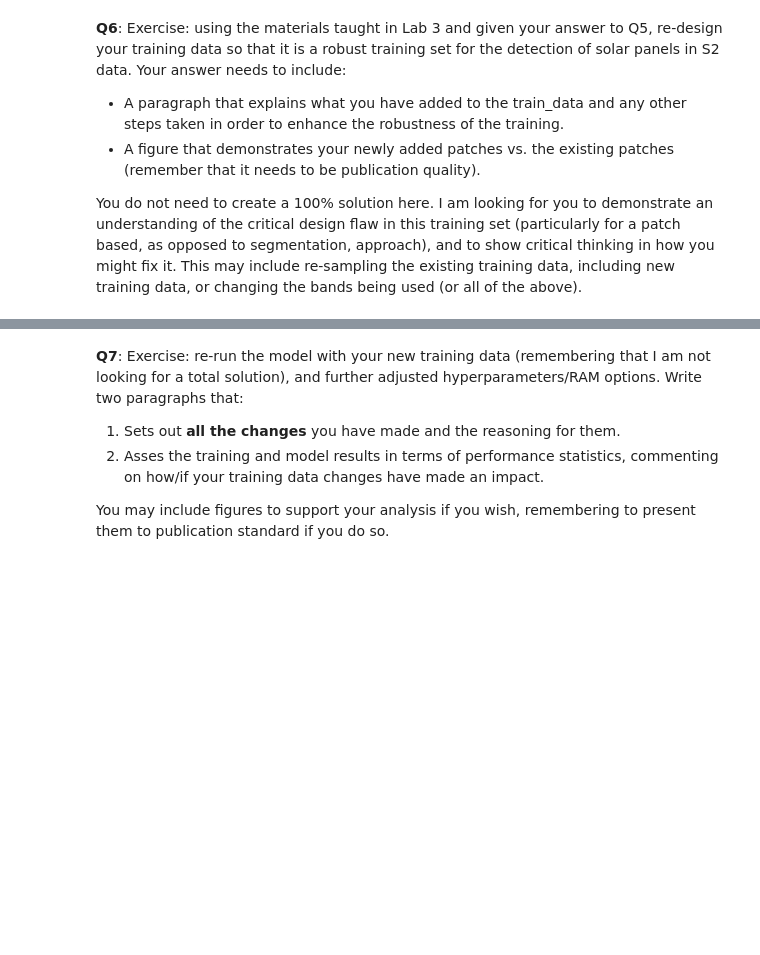
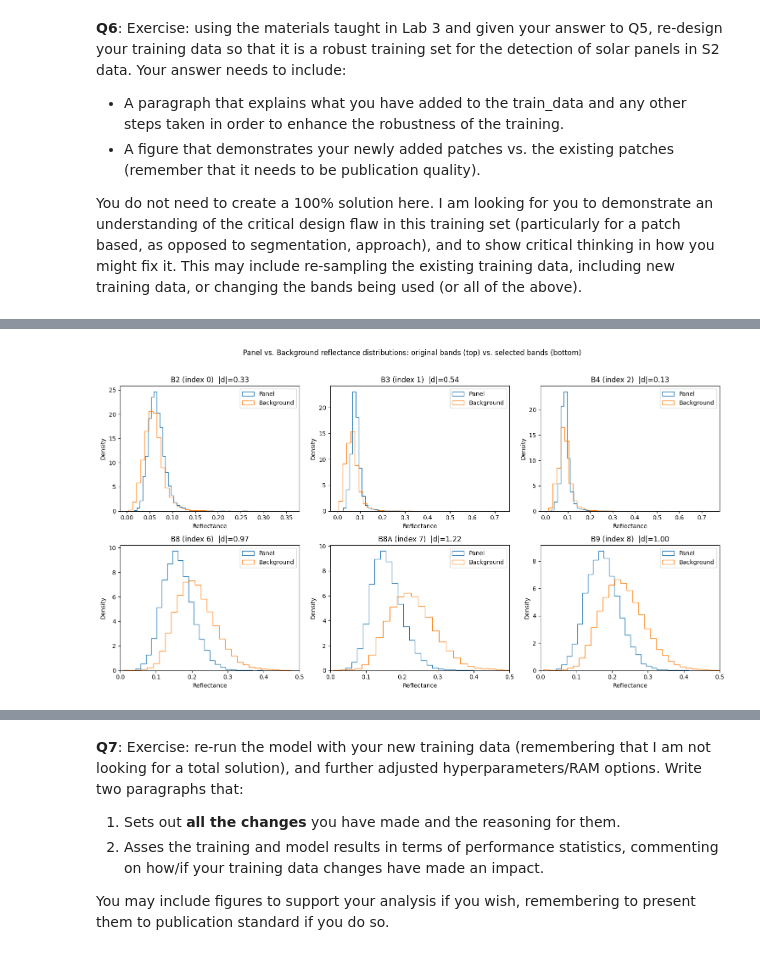
Before and after one commit to rata-lomax/SatelliteDataAI-UOA, a Jupyter notebook: Lab-Notebooks/761_Lab4.ipynb, the cells around one changed output, grey strips where cells are left out. Saved outputs shown, nothing was run; the diff lists cells and outputs as text; code cells hidden in the pictures; blank space fills up the shorter version.

```diff
--- a/Lab-Notebooks/761_Lab4.ipynb
+++ b/Lab-Notebooks/761_Lab4.ipynb
@@ -486,0 +597,24 @@ You do not need to create a 100% solution here. I am looking for you to demonstr
+# %%
+import matplotlib.pyplot as plt
+
+bands_to_plot = [0, 1, 2, 6, 7, 8]  # original (B2,B3,B4) vs selected (B8,B8A,B9)
+fig, axes = plt.subplots(2, 3, figsize=(15, 8))
+axes = axes.flatten()
+
+for ax, b in zip(axes, bands_to_plot):
+    ax.hist(panel_samples[b], bins=40, histtype="step", label="Panel", density=True)
+    ax.hist(bg_samples[b], bins=40, histtype="step", label="Background", density=True)
+    ax.set_title(f"{BAND_NAMES[b]} (index {b})  |d|={separability[b]:.2f}")
+    ax.set_xlabel("Reflectance")
+    ax.set_ylabel("Density")
+    if b in (6, 7, 8):  # tighten x-axis for the selected NIR/red-edge bands
+        ax.set_xlim(0, 0.5)
+    ax.legend()
+
+plt.suptitle("Panel vs. Background reflectance distributions: original bands (top) vs. selected bands (bottom)",
+             y=1.02)
+plt.tight_layout()
+plt.savefig("band_separability_comparison.png", dpi=200, bbox_inches="tight")
+plt.show()
+# %% [output]
+[figure, added]
```
Also changed, not shown: parts of 16 cells of this notebook.
